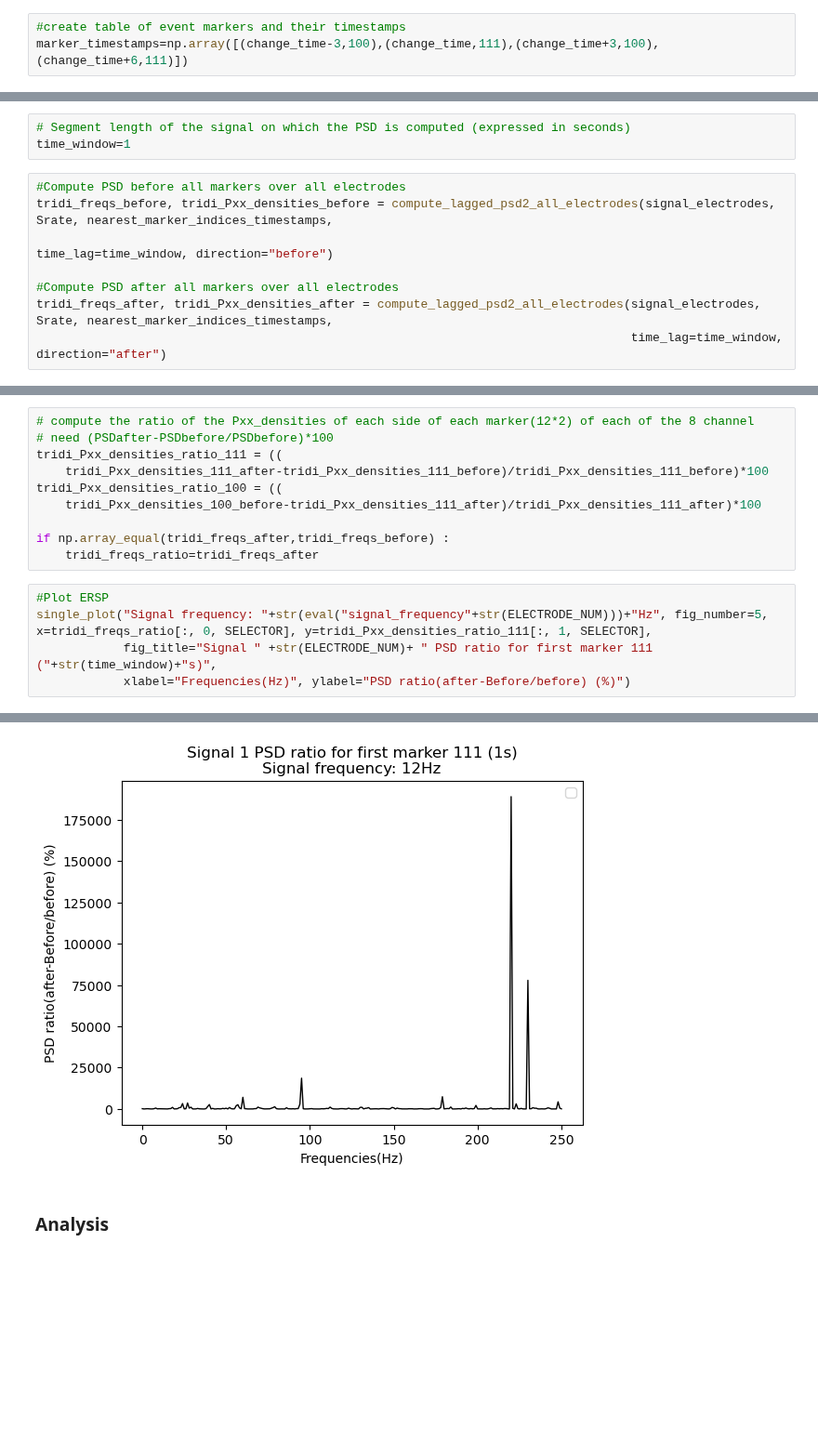
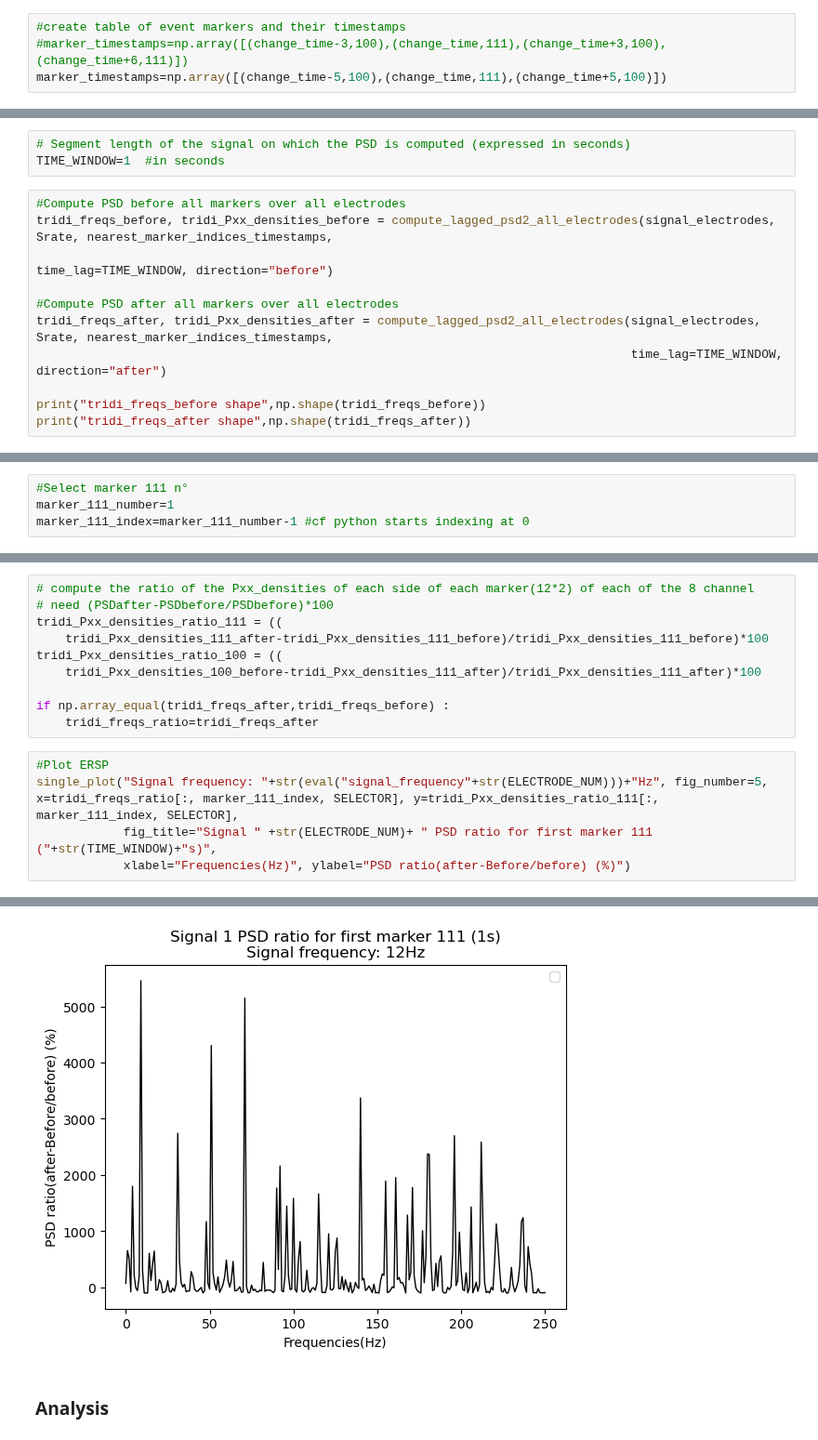
Before and after one commit to iwissemben/Stage_Signal_Physio, a Jupyter notebook: SRC/ERSP_artificial.ipynb, the cells around one changed output, grey strips where cells are left out. Shown at 93% size. Drawn from its saved outputs; the diff is of its cells as text; blank space fills up the shorter version.

```diff
--- a/SRC/ERSP_artificial.ipynb
+++ b/SRC/ERSP_artificial.ipynb
@@ -112,6 +113,7 @@ Creation of an array of markers and their timestamps as {column1:timestamp, colu
 # %%
 #create table of event markers and their timestamps
-marker_timestamps=np.array([(change_time-3,100),(change_time,111),(change_time+3,100),(change_time+6,111)])
+#marker_timestamps=np.array([(change_time-3,100),(change_time,111),(change_time+3,100),(change_time+6,111)])
+marker_timestamps=np.array([(change_time-5,100),(change_time,111),(change_time+5,100)])
 # %% [markdown]
 ### Generate noise <a   name="noise"></a>
 # %%
@@ -191,12 +203,15 @@ MARKERS LEN: 4
 <class 'numpy.float64'>
 # %%
 # Segment length of the signal on which the PSD is computed (expressed in seconds)
-time_window=1
+TIME_WINDOW=1  #in seconds
 # %%
 #Compute PSD before all markers over all electrodes
 tridi_freqs_before, tridi_Pxx_densities_before = compute_lagged_psd2_all_electrodes(signal_electrodes, Srate, nearest_marker_indices_timestamps,
-                                                                                    time_lag=time_window, direction="before")
+                                                                                    time_lag=TIME_WINDOW, direction="before")
 
 #Compute PSD after all markers over all electrodes
 tridi_freqs_after, tridi_Pxx_densities_after = compute_lagged_psd2_all_electrodes(signal_electrodes, Srate, nearest_marker_indices_timestamps,
-                                                                                  time_lag=time_window, direction="after")
+                                                                                  time_lag=TIME_WINDOW, direction="after")
+
+print("tridi_freqs_before shape",np.shape(tridi_freqs_before))
+print("tridi_freqs_after shape",np.shape(tridi_freqs_after))
@@ -216,2 +240,6 @@ print(np.unique (tridi_Pxx_densities_111_before==tridi_Pxx_densities_111_after))
 [False]
+# %%
+#Select marker 111 n°
+marker_111_number=1
+marker_111_index=marker_111_number-1 #cf python starts indexing at 0
 # %%
@@ -252,12 +280,12 @@ if np.array_equal(tridi_freqs_after,tridi_freqs_before) :
     tridi_freqs_ratio=tridi_freqs_after
 # %%
 #Plot ERSP
-single_plot("Signal frequency: "+str(eval("signal_frequency"+str(ELECTRODE_NUM)))+"Hz", fig_number=5, x=tridi_freqs_ratio[:, 0, SELECTOR], y=tridi_Pxx_densities_ratio_111[:, 1, SELECTOR],
-            fig_title="Signal " +str(ELECTRODE_NUM)+ " PSD ratio for first marker 111 ("+str(time_window)+"s)",
+single_plot("Signal frequency: "+str(eval("signal_frequency"+str(ELECTRODE_NUM)))+"Hz", fig_number=5, x=tridi_freqs_ratio[:, marker_111_index, SELECTOR], y=tridi_Pxx_densities_ratio_111[:, marker_111_index, SELECTOR],
+            fig_title="Signal " +str(ELECTRODE_NUM)+ " PSD ratio for first marker 111 ("+str(TIME_WINDOW)+"s)",
             xlabel="Frequencies(Hz)", ylabel="PSD ratio(after-Before/before) (%)")
 # %% [output]
 No artists with labels found to put in legend.  Note that artists whose label start with an underscore are ignored when legend() is called with no argument.
-[figure, old version]
+[figure, new version]
 # %% [markdown]
 ### Analysis<a   name="analysisold"></a>
 # %% [markdown]
```
Also changed, not shown: parts of 22 cells of this notebook, 1 other file.
